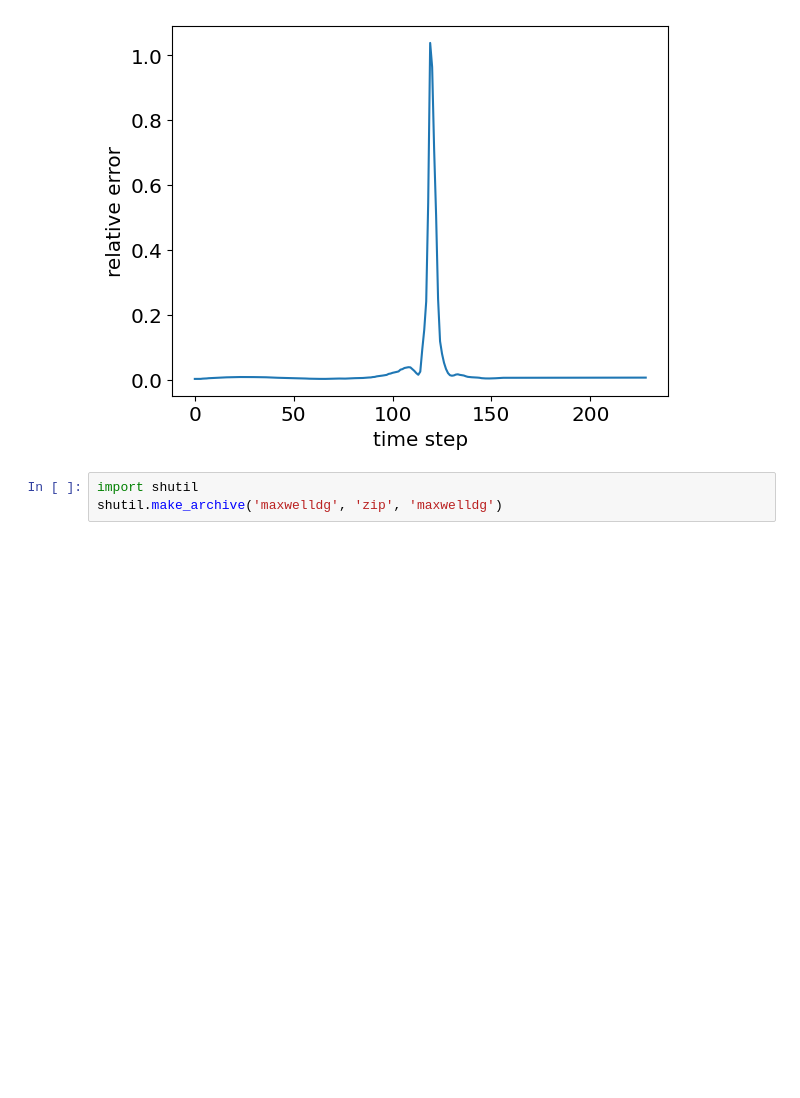
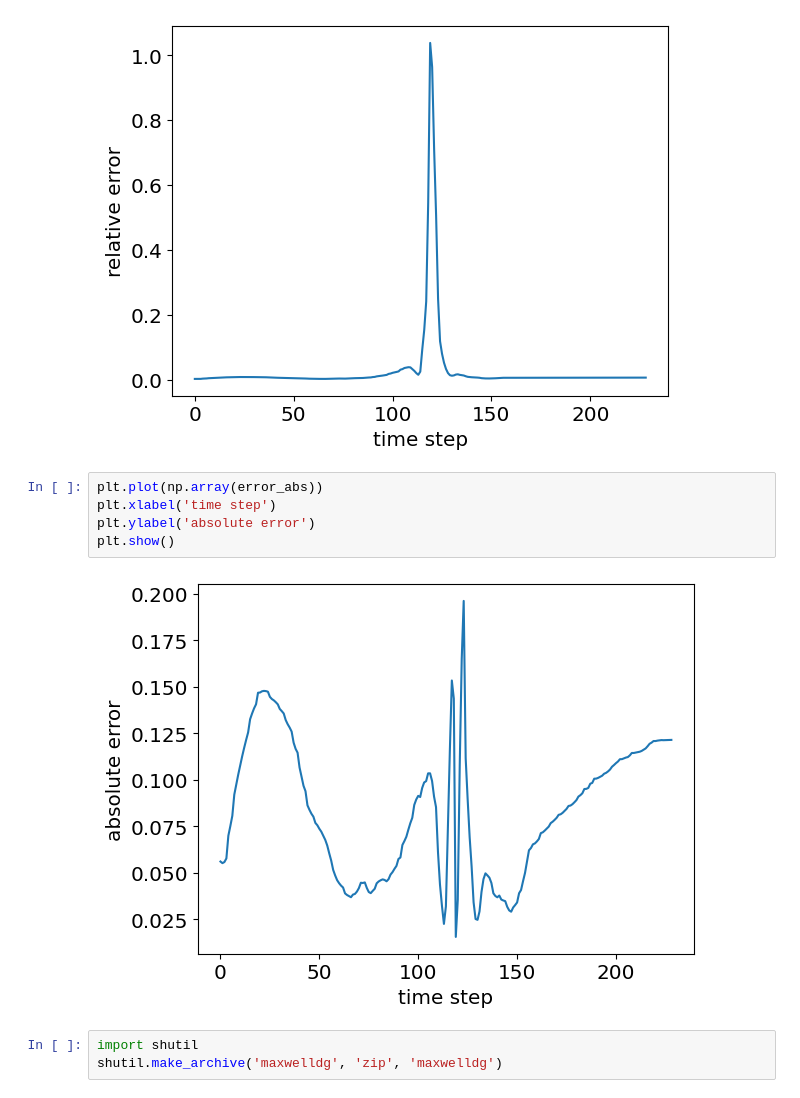
Before and after one commit to Crltt/GCA-ROM, a Jupyter notebook: notebook/1_maxwell_TEz.ipynb, the cells around one changed output. Drawn from its saved outputs; the diff is of its cells as text; blank space fills up the shorter version.

```diff
--- a/notebook/1_maxwell_TEz.ipynb
+++ b/notebook/1_maxwell_TEz.ipynb
@@ -171,6 +171,13 @@ plt.ylabel('relative error')
 plt.show()
 # %% [output]
 [figure]
+# %%
+plt.plot(np.array(error_abs))
+plt.xlabel('time step')
+plt.ylabel('absolute error')
+plt.show()
+# %% [output]
+[figure, added]
 # %%
 import shutil
 shutil.make_archive('maxwelldg', 'zip', 'maxwelldg')
```
